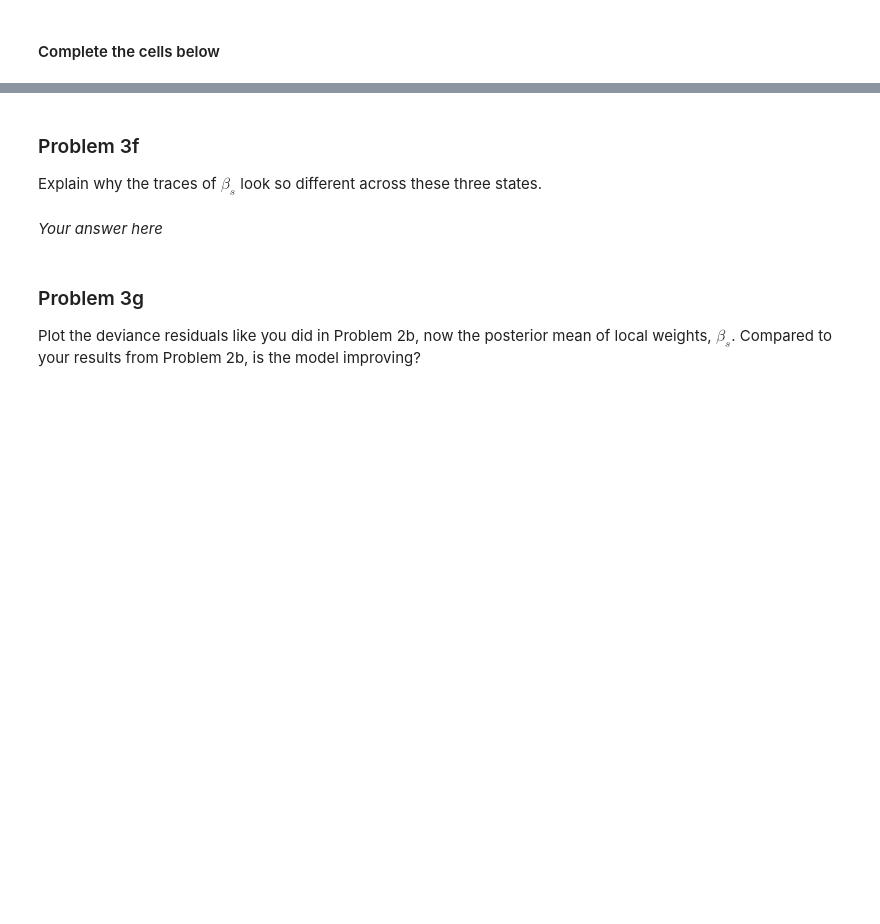
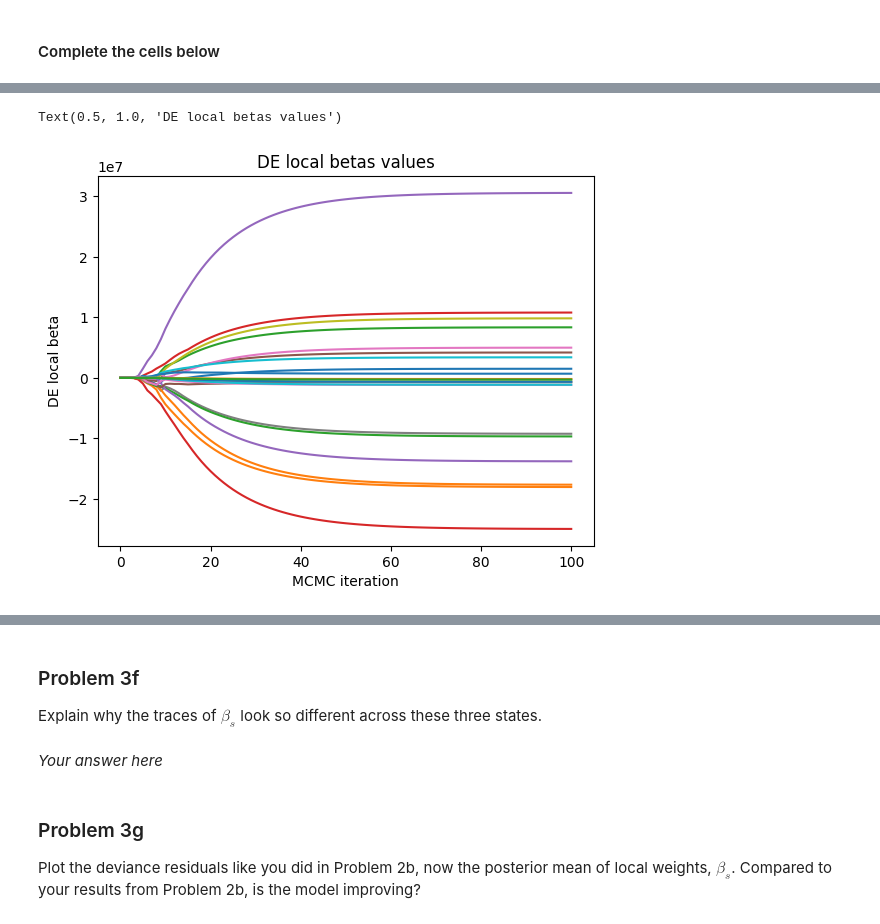
Before and after one commit to fatday/My-Grad-Math-Works, a Jupyter notebook: assignments/hw2/hw2.ipynb, the cells around one changed output, grey strips where cells are left out. Cells and saved outputs as stored; diff of their text form; code cells hidden in the pictures; blank space fills up the shorter version.

```diff
--- a/assignments/hw2/hw2.ipynb
+++ b/assignments/hw2/hw2.ipynb
@@ -991,0 +1051,8 @@ hglm_samples = hglm.gibbs(s, y, N, X,
+# %%
+plt.plot(DE_beta)
+plt.xlabel("MCMC iteration")
+plt.ylabel("DE local beta")
+plt.title("DE local betas values")
+# %% [output]
+Text(0.5, 1.0, 'DE local betas values')
+[figure, added]
```
Also changed, not shown: parts of 13 cells of this notebook.
